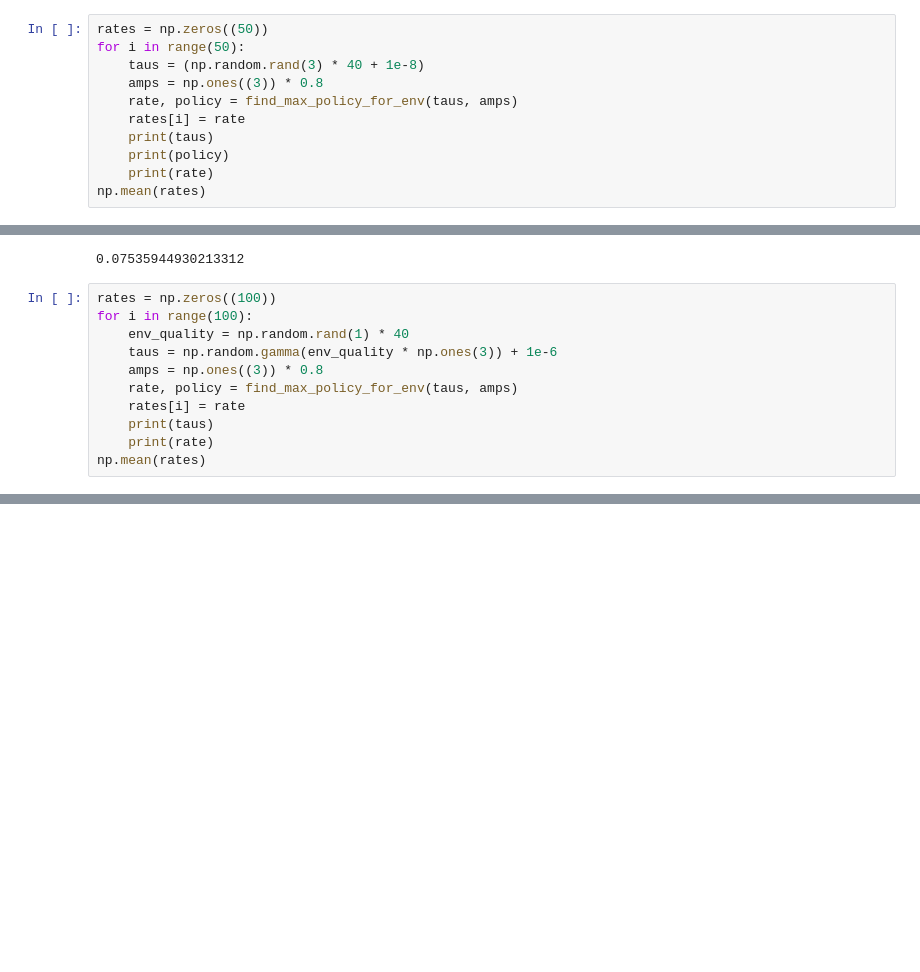
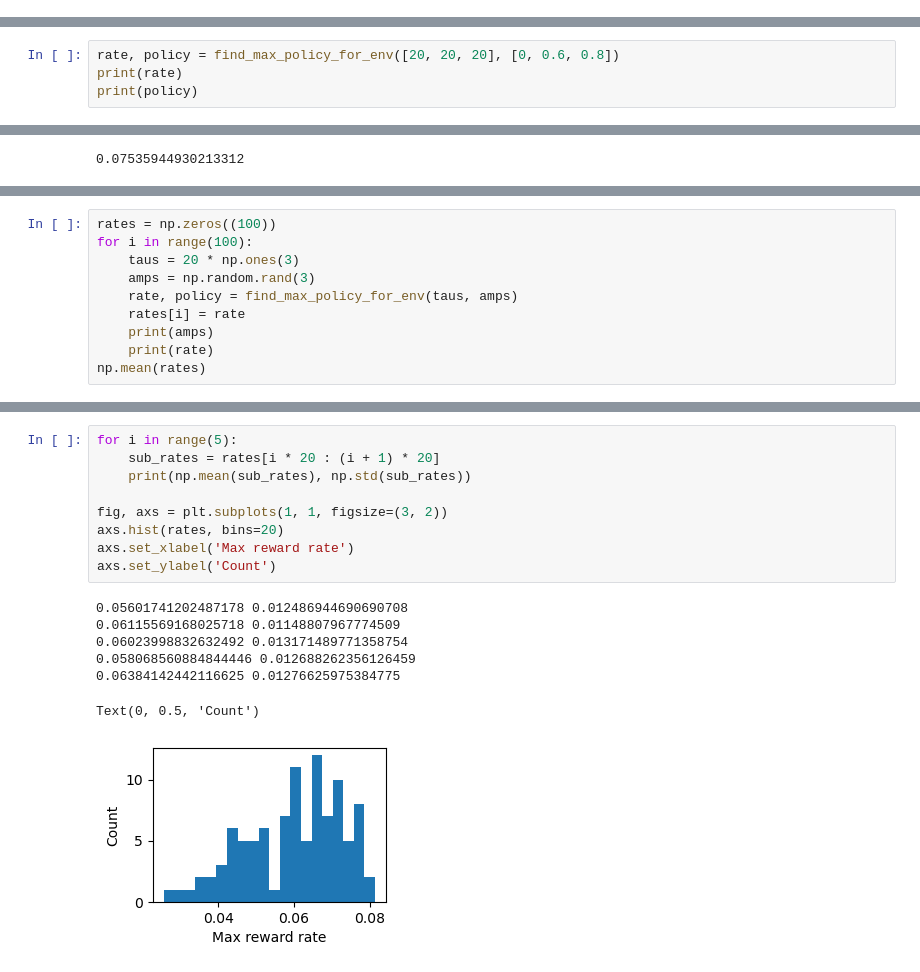
Before and after one commit to davidgbe/favorably_connected, a Jupyter notebook: code/notebooks/theoretical_max_reward_rates.ipynb, the cells around one changed output, grey strips where cells are left out. Saved outputs shown, nothing was run; the diff lists cells and outputs as text; blank space fills up the shorter version.

```diff
--- a/code/notebooks/theoretical_max_reward_rates.ipynb
+++ b/code/notebooks/theoretical_max_reward_rates.ipynb
@@ -342,11 +231,0 @@ print(policy)
-# %%
-rates = np.zeros((50))
-for i in range(50):
-    taus = (np.random.rand(3) * 40 + 1e-8)
-    amps = np.ones((3)) * 0.8
-    rate, policy = find_max_policy_for_env(taus, amps)
-    rates[i] = rate
-    print(taus)
-    print(policy)
-    print(rate)
-np.mean(rates)
@@ -371,0 +234,4 @@ np.mean(rates)
+# %%
+rate, policy = find_max_policy_for_env([20, 20, 20], [0, 0.6, 0.8])
+print(rate)
+print(policy)
@@ -432,14 +301,3 @@ np.mean(rates)
 (3, 4, 3)
 0.06885123894766954
 0.07535944930213312
-# %%
-rates = np.zeros((100))
-for i in range(100):
-    env_quality = np.random.rand(1) * 40
-    taus = np.random.gamma(env_quality * np.ones(3)) + 1e-6
-    amps = np.ones((3)) * 0.8
-    rate, policy = find_max_policy_for_env(taus, amps)
-    rates[i] = rate
-    print(taus)
-    print(rate)
-np.mean(rates)
@@ -464,0 +304,10 @@ np.mean(rates)
+# %%
+rates = np.zeros((100))
+for i in range(100):
+    taus = 20 * np.ones(3)
+    amps = np.random.rand(3)
+    rate, policy = find_max_policy_for_env(taus, amps)
+    rates[i] = rate
+    print(amps)
+    print(rate)
+np.mean(rates)
@@ -464,0 +333,17 @@ np.mean(rates)
+# %%
+for i in range(5):
+    sub_rates = rates[i * 20 : (i + 1) * 20]
+    print(np.mean(sub_rates), np.std(sub_rates))
+
+fig, axs = plt.subplots(1, 1, figsize=(3, 2))
+axs.hist(rates, bins=20)
+axs.set_xlabel('Max reward rate')
+axs.set_ylabel('Count')
+# %% [output]
+0.05601741202487178 0.012486944690690708
+0.06115569168025718 0.01148807967774509
+0.06023998832632492 0.013171489771358754
+0.058068560884844446 0.012688262356126459
+0.06384142442116625 0.01276625975384775
+Text(0, 0.5, 'Count')
+[figure, added]
```
Also changed, not shown: parts of 17 cells of this notebook, 59 other files.
